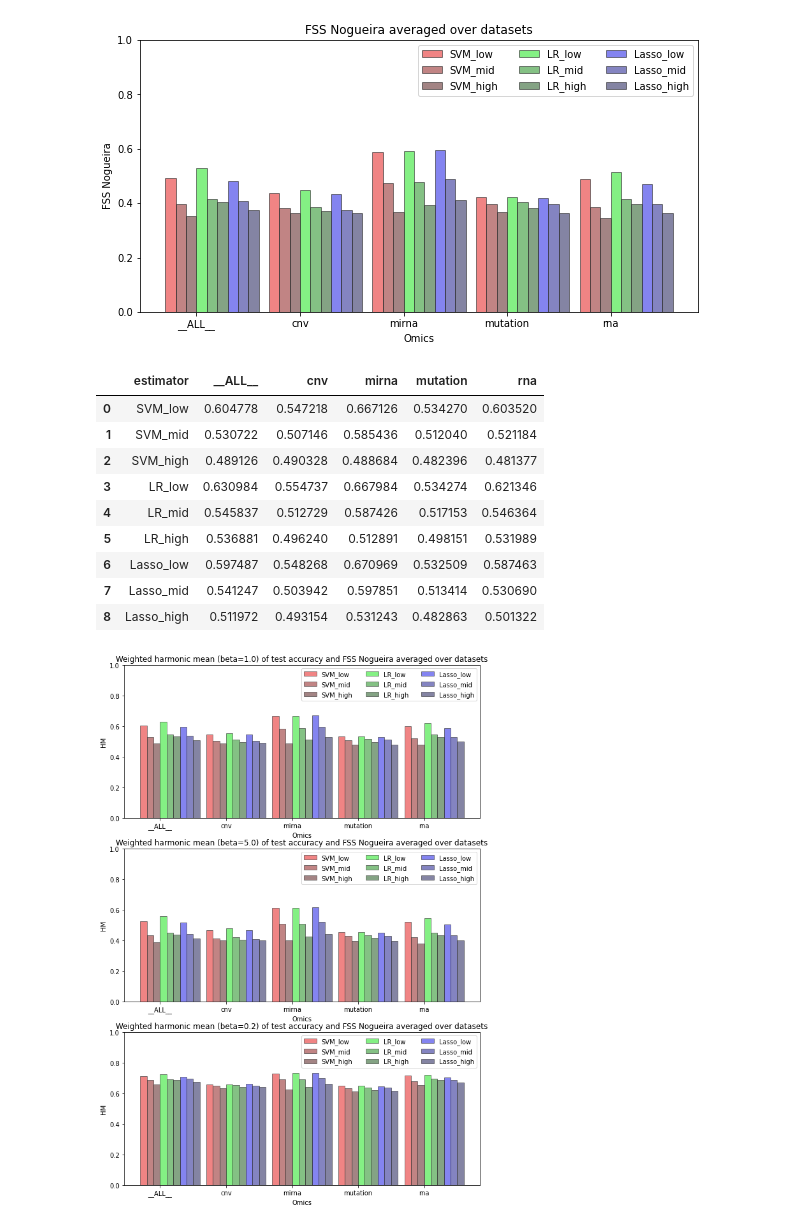
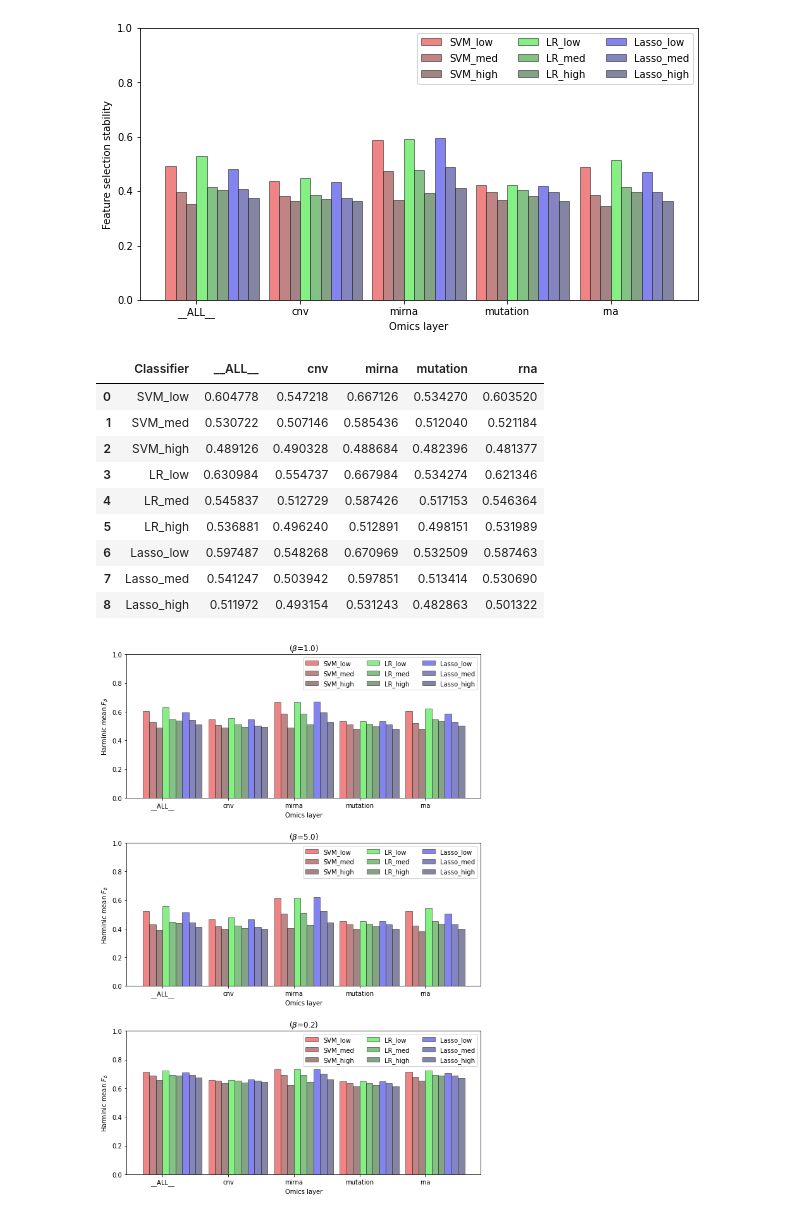
Before and after one commit to tlukaszuk/feature-selection-stability-on-multi-omics-data, a Jupyter notebook: results_presentation.ipynb, the cells around one changed output. Saved outputs shown, nothing was run; the diff lists cells and outputs as text; code cells hidden in the pictures.

```diff
--- a/results_presentation.ipynb
+++ b/results_presentation.ipynb
@@ -54,9 +54,9 @@ colors = [
 ]
 
 fig, ax = plt.subplots(1, 1, figsize = (10, 5))
-ax.set_title("Test accuracy averaged over datasets")
-ax.set_xlabel("Omics")
-ax.set_ylabel("Test accuracy")
+#ax.set_title("Test accuracy averaged over datasets")
+ax.set_xlabel("Omics layer")
+ax.set_ylabel("Accuracy")
 ax.set_ylim([0, 1.0])
 for i,row in df_test_accuracy.iterrows():
     ax.bar(
@@ -64,7 +64,7 @@ for i,row in df_test_accuracy.iterrows():
         width = barWidth,
         edgecolor = (0.2, 0.2, 0.2, 0.6),
         color = colors[i],
-        label = f'{row.estimator}'
+        label = f'{row.Classifier}'
     )
 ax.set_xticks(ind+barWidth*len(ind)/2)
 ax.set_xticklabels(omics)
@@ -75,11 +75,11 @@ fig.show()
 # %%
 # fss_nogueira
 
-df_fss_nogueira = pd.DataFrame(columns=["estimator",]+list(df.omics.unique()))
+df_fss_nogueira = pd.DataFrame(columns=["Classifier",]+list(df.omics.unique()))
 
 for estimator_name in df.estimator_alt_name.unique():
     df_estimator = df.query(f"estimator_alt_name=='{estimator_name}'")
-    new_row = {"estimator": estimator_name}
+    new_row = {"Classifier": estimator_name}
     for omics in df.omics.unique():
         new_row[omics] = df_estimator.query(f"omics=='{omics}'").fss_nogueira.mean()
     df_fss_nogueira = pd.concat([df_fss_nogueira, pd.DataFrame(new_row, index=[1])])
@@ -114,9 +114,9 @@ colors = [
 ]
 
 fig, ax = plt.subplots(1, 1, figsize = (10, 5))
-ax.set_title("FSS Nogueira averaged over datasets")
-ax.set_xlabel("Omics")
-ax.set_ylabel("FSS Nogueira")
+#ax.set_title("FSS Nogueira averaged over datasets")
+ax.set_xlabel("Omics layer")
+ax.set_ylabel("Feature selection stability")
 ax.set_ylim([0, 1.0])
 for i,row in df_fss_nogueira.iterrows():
     ax.bar(
@@ -124,69 +124,70 @@ for i,row in df_fss_nogueira.iterrows():
         width = barWidth,
         edgecolor = (0.2, 0.2, 0.2, 0.6),
         color = colors[i],
-        label = f'{row.estimator}'
+        label = f'{row.Classifier}'
     )
 ax.set_xticks(ind+barWidth*len(ind)/2)
 ax.set_xticklabels(omics)
 ax.legend(loc='upper right', ncol=3)
 fig.show()
 # %% [output]
-[figure, old version]
+[figure, new version]
 # %%
 # weighted harmonic mean
 
 def generate_hm(beta=1):
     df_hm = (1.0 + beta) / (1/df_test_accuracy.iloc[:,1:] + beta/df_fss_nogueira.iloc[:,1:])
-    df_hm.insert(0, "estimator", df_test_accuracy.estimator)
+    df_hm.insert(0, "Classifier", df_test_accuracy.Classifier)
     return df_hm
 
 generate_hm(1)
 # %% [output]
-|  | estimator | __ALL__ | cnv | mirna | mutation | rna |
+|  | Classifier | __ALL__ | cnv | mirna | mutation | rna |
 | 0 | SVM_low | 0.604778 | 0.547218 | 0.667126 | 0.534270 | 0.603520 |
-| 1 | SVM_mid | 0.530722 | 0.507146 | 0.585436 | 0.512040 | 0.521184 |
+| 1 | SVM_med | 0.530722 | 0.507146 | 0.585436 | 0.512040 | 0.521184 |
 | 2 | SVM_high | 0.489126 | 0.490328 | 0.488684 | 0.482396 | 0.481377 |
 | 3 | LR_low | 0.630984 | 0.554737 | 0.667984 | 0.534274 | 0.621346 |
-| 4 | LR_mid | 0.545837 | 0.512729 | 0.587426 | 0.517153 | 0.546364 |
+| 4 | LR_med | 0.545837 | 0.512729 | 0.587426 | 0.517153 | 0.546364 |
 | 5 | LR_high | 0.536881 | 0.496240 | 0.512891 | 0.498151 | 0.531989 |
 | 6 | Lasso_low | 0.597487 | 0.548268 | 0.670969 | 0.532509 | 0.587463 |
-| 7 | Lasso_mid | 0.541247 | 0.503942 | 0.597851 | 0.513414 | 0.530690 |
+| 7 | Lasso_med | 0.541247 | 0.503942 | 0.597851 | 0.513414 | 0.530690 |
 | 8 | Lasso_high | 0.511972 | 0.493154 | 0.531243 | 0.482863 | 0.501322 |
 # %%
 import matplotlib.pyplot as plt
 import numpy as np
 
 barWidth = 0.1
 
 omics = df_fss_nogueira.columns[1:]
 ind = np.arange(len(omics))
 
 colors = [
     (0.9, 0.2, 0.2, 0.6), (0.6, 0.2, 0.2, 0.6), (0.4, 0.2, 0.2, 0.6),
     (0.2, 0.9, 0.2, 0.6), (0.2, 0.6, 0.2, 0.6), (0.2, 0.4, 0.2, 0.6),
     (0.2, 0.2, 0.9, 0.6), (0.2, 0.2, 0.6, 0.6), (0.2, 0.2, 0.4, 0.6),
 ]
 
-fig, axes = plt.subplots(3, 1, figsize = (10, 15))
+fig, axes = plt.subplots(3, 1, figsize = (8.5, 12))
+fig.tight_layout(h_pad=5, w_pad=0)
 betas = [1.0, 5.0, 0.2]
-for ax,beta in zip(axes,betas):
-    ax.set_title(f"Weighted harmonic mean (beta={beta}) of test accuracy and FSS Nogueira averaged over datasets")
-    ax.set_xlabel("Omics")
-    ax.set_ylabel("HM")
+for i, (ax,beta) in enumerate(zip(axes,betas)):
+    ax.set_title("("+r"$\beta$"+"="+f"{beta}"+")")
+    ax.set_xlabel("Omics layer")
+    ax.set_ylabel("Harminic mean " + r"$F_{\beta}$")
     ax.set_ylim([0, 1.0])
     df_hm = generate_hm(beta)
     for i,row in df_hm.iterrows():
         ax.bar(
             ind+i*barWidth, row[1:].values,
             width = barWidth,
             edgecolor = (0.2, 0.2, 0.2, 0.6),
             color = colors[i],
-            label = f'{row.estimator}'
+            label = f'{row.Classifier}'
         )
     ax.set_xticks(ind+barWidth*len(ind)/2)
     ax.set_xticklabels(omics)
     ax.legend(loc='upper right', ncol=3)
 fig.show()
 # %% [output]
-[figure, old version]
+[figure, new version]
 # %%
```
Also changed, not shown: parts of 4 cells of this notebook, 8 other files.
